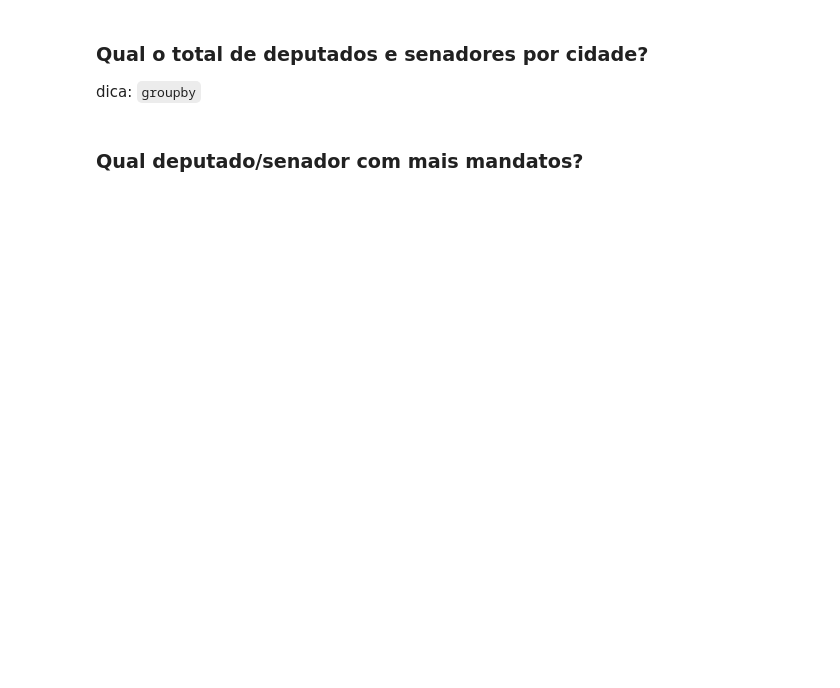
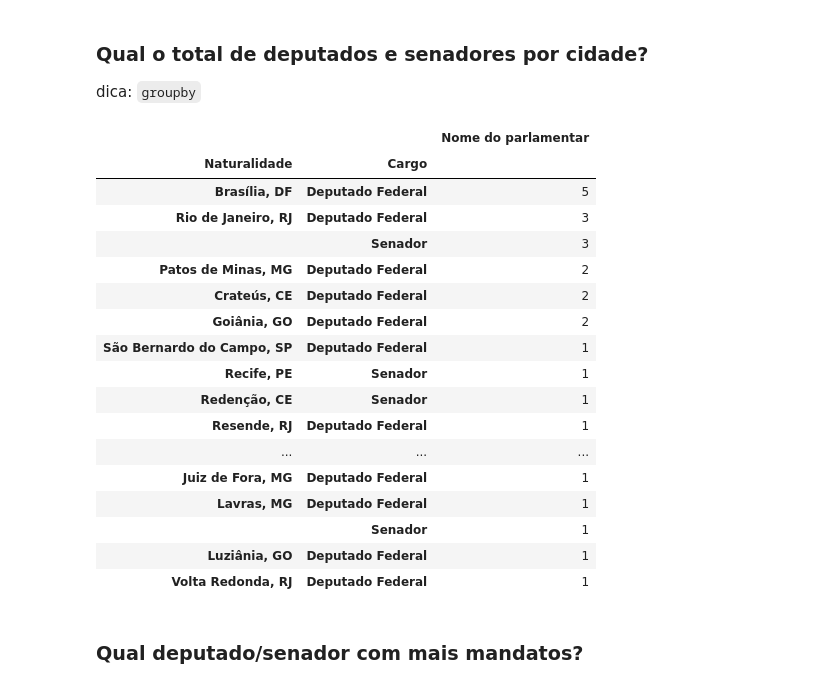
Before and after one commit to educastro/python-inovacao-civica, a Jupyter notebook: semana_4/desafio/desafio2.ipynb, the cells around one changed output. Saved outputs shown, nothing was run; the diff lists cells and outputs as text; code cells hidden in the pictures; blank space fills up the shorter version.

```diff
--- a/semana_4/desafio/desafio2.ipynb
+++ b/semana_4/desafio/desafio2.ipynb
@@ -10,5 +83,35 @@ Escolha a página do wikipédia relacionada a lista de parlamentares do seu esta
 ### Qual o total de deputados e senadores por cidade?
 
 dica: `groupby`
+# %%
+senadores_table_copy = senadores_table.copy()
+deputados_table_copy = deputados_table.copy()
+
+senadores_table_copy["Cargo"] = "Senador"
+senadores_table_copy.rename(columns={"Senadores eleitos": "Nome do parlamentar"}, inplace=True)
+deputados_table_copy["Cargo"] = "Deputado Federal"
+deputados_table_copy.rename(columns={"Deputados federais eleitos": "Nome do parlamentar"}, inplace=True)
+
+parlamentares_table = pd.concat([senadores_table_copy, deputados_table_copy], ignore_index=True)
+parlamentares_table.groupby(["Naturalidade", "Cargo"])["Nome do parlamentar"].count().sort_values(ascending=False).to_frame()
+# %% [output]
+|  |  | Nome do parlamentar |
+| Naturalidade | Cargo |  |
+| Brasília, DF | Deputado Federal | 5 |
+| Rio de Janeiro, RJ | Deputado Federal | 3 |
+|  | Senador | 3 |
+| Patos de Minas, MG | Deputado Federal | 2 |
+| Crateús, CE | Deputado Federal | 2 |
+| Goiânia, GO | Deputado Federal | 2 |
+| São Bernardo do Campo, SP | Deputado Federal | 1 |
+| Recife, PE | Senador | 1 |
+| Redenção, CE | Senador | 1 |
+| Resende, RJ | Deputado Federal | 1 |
+| ... | ... | ... |
+| Juiz de Fora, MG | Deputado Federal | 1 |
+| Lavras, MG | Deputado Federal | 1 |
+|  | Senador | 1 |
+| Luziânia, GO | Deputado Federal | 1 |
+| Volta Redonda, RJ | Deputado Federal | 1 |
 # %% [markdown]
 ### Qual deputado/senador com mais mandatos?
```
Also changed, not shown: parts of 7 cells of this notebook.
